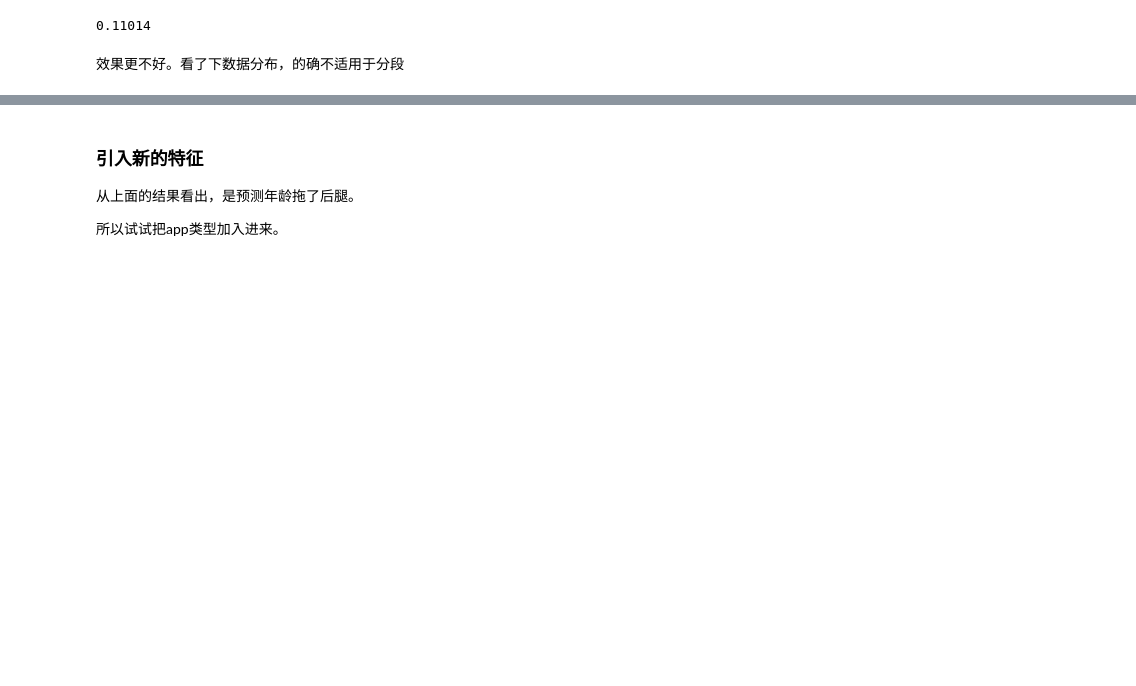
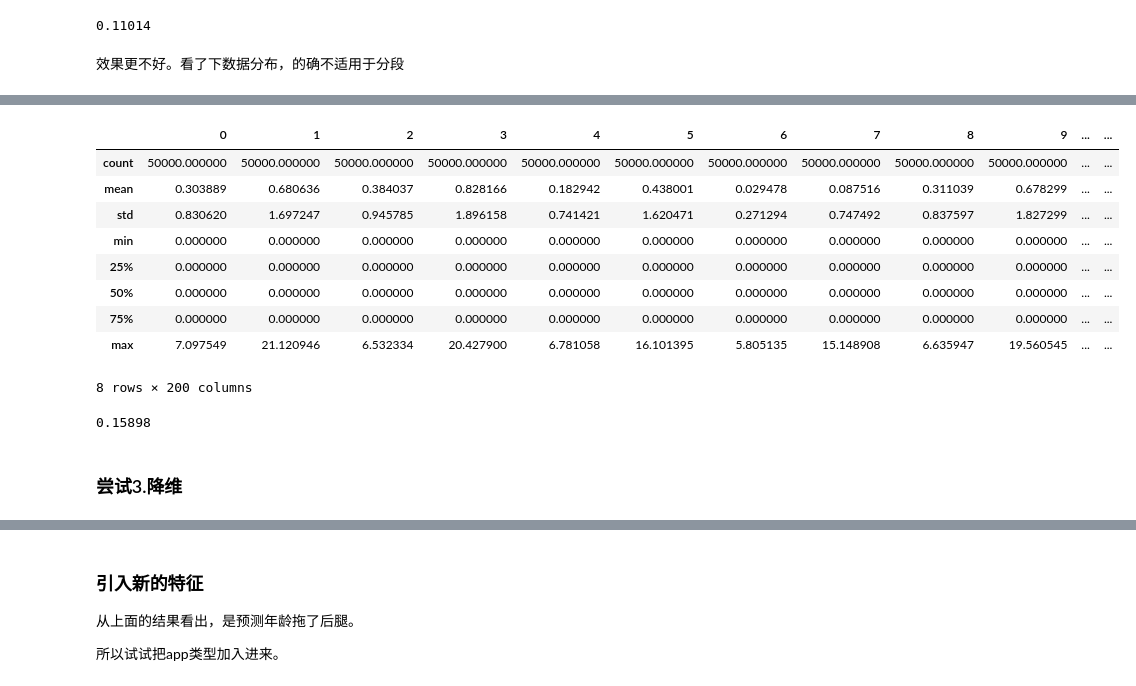
Before and after one commit to miangangzhen/YiGuanCompetition, a Jupyter notebook: Main.ipynb, the cells around one changed output, grey strips where cells are left out. Saved outputs shown, nothing was run; the diff lists cells and outputs as text; code cells hidden in the pictures; blank space fills up the shorter version.

```diff
--- a/Main.ipynb
+++ b/Main.ipynb
@@ -343,0 +347,4 @@ svc_age_model.score(train_df, y_age)
+# %%
+train_df = pd.read_csv("train.data")
+columns = ["{}".format(x) for x in range(0, 200)]
+train_df[columns].describe()
@@ -343,0 +362,27 @@ svc_age_model.score(train_df, y_age)
+# %%
+columns = ["{}".format(x) for x in range(0, 200)]
+train_df[columns] = train_df[columns].apply(lambda x: np.log(x + 1))
+train_df[columns].describe()
+# %% [output]
+|  | 0 | 1 | 2 | 3 | 4 | 5 | 6 | 7 | 8 | 9 | ... | ... |
+| count | 50000.000000 | 50000.000000 | 50000.000000 | 50000.000000 | 50000.000000 | 50000.000000 | 50000.000000 | 50000.000000 | 50000.000000 | 50000.000000 | ... | ... |
+| mean | 0.303889 | 0.680636 | 0.384037 | 0.828166 | 0.182942 | 0.438001 | 0.029478 | 0.087516 | 0.311039 | 0.678299 | ... | ... |
+| std | 0.830620 | 1.697247 | 0.945785 | 1.896158 | 0.741421 | 1.620471 | 0.271294 | 0.747492 | 0.837597 | 1.827299 | ... | ... |
+| min | 0.000000 | 0.000000 | 0.000000 | 0.000000 | 0.000000 | 0.000000 | 0.000000 | 0.000000 | 0.000000 | 0.000000 | ... | ... |
+| 25% | 0.000000 | 0.000000 | 0.000000 | 0.000000 | 0.000000 | 0.000000 | 0.000000 | 0.000000 | 0.000000 | 0.000000 | ... | ... |
+| 50% | 0.000000 | 0.000000 | 0.000000 | 0.000000 | 0.000000 | 0.000000 | 0.000000 | 0.000000 | 0.000000 | 0.000000 | ... | ... |
+| 75% | 0.000000 | 0.000000 | 0.000000 | 0.000000 | 0.000000 | 0.000000 | 0.000000 | 0.000000 | 0.000000 | 0.000000 | ... | ... |
+| max | 7.097549 | 21.120946 | 6.532334 | 20.427900 | 6.781058 | 16.101395 | 5.805135 | 15.148908 | 6.635947 | 19.560545 | ... | ... |
+8 rows × 200 columns
+# %%
+y_gender = train_df["gender"]
+y_age = train_df["age"]
+train_df.drop(["gender", "age"], axis=1,inplace=True)
+
+svc_age_model = LinearSVC()
+svc_age_model.fit(train_df, y_age)
+svc_age_model.score(train_df, y_age)
+# %% [output]
+0.15898
+# %% [markdown]
+### 尝试3.降维
```
Also changed, not shown: parts of 16 cells of this notebook.
